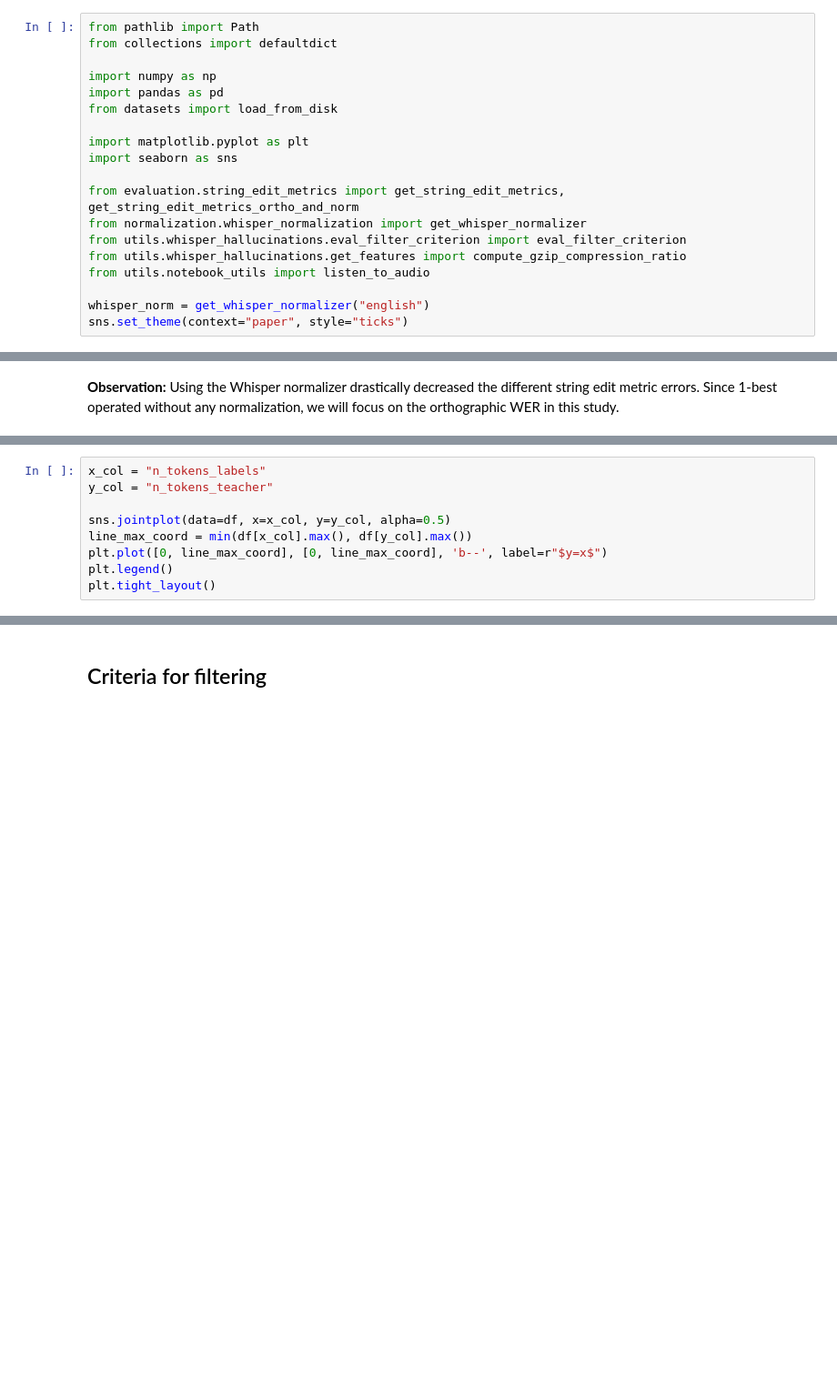
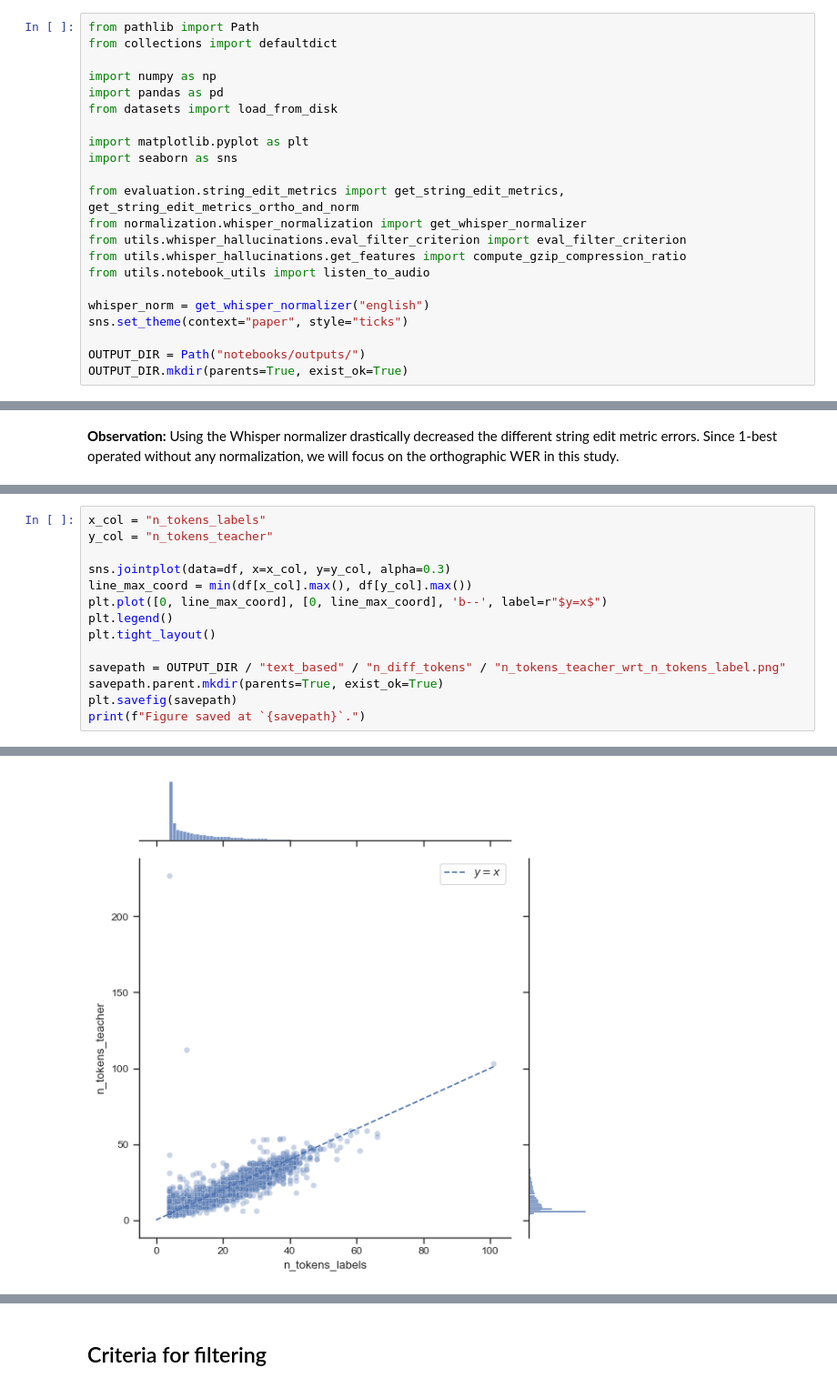
Before and after one commit to tonywu71/distilling-and-forgetting-in-large-pre-trained-models, a Jupyter notebook: notebooks/analyze_whisper_hallucinations.ipynb, the cells around one changed output, grey strips where cells are left out. Shown at 91% size. Drawn from its saved outputs; the diff is of its cells as text; blank space fills up the shorter version.

```diff
--- a/notebooks/analyze_whisper_hallucinations.ipynb
+++ b/notebooks/analyze_whisper_hallucinations.ipynb
@@ -28,6 +28,9 @@ from utils.notebook_utils import listen_to_audio
 
 whisper_norm = get_whisper_normalizer("english")
 sns.set_theme(context="paper", style="ticks")
+
+OUTPUT_DIR = Path("notebooks/outputs/")
+OUTPUT_DIR.mkdir(parents=True, exist_ok=True)
 # %% [markdown]
 ## Load cached dataset
 # %%
@@ -82,8 +98,14 @@ sns.boxplot(data=df[["n_tokens_labels", "n_tokens_teacher"]], orient="h");
 x_col = "n_tokens_labels"
 y_col = "n_tokens_teacher"
 
-sns.jointplot(data=df, x=x_col, y=y_col, alpha=0.5)
+sns.jointplot(data=df, x=x_col, y=y_col, alpha=0.3)
 line_max_coord = min(df[x_col].max(), df[y_col].max())
 plt.plot([0, line_max_coord], [0, line_max_coord], 'b--', label=r"$y=x$")
 plt.legend()
 plt.tight_layout()
+
+savepath = OUTPUT_DIR / "text_based" / "n_diff_tokens" / "n_tokens_teacher_wrt_n_tokens_label.png"
+savepath.parent.mkdir(parents=True, exist_ok=True)
+plt.savefig(savepath)
+print(f"Figure saved at `{savepath}`.")
+# %% [output]
@@ -90,2 +113,3 @@ plt.tight_layout()
+[figure, added]
 # %%
 plt.figure(figsize=(12, 1.5))
```
Also changed, not shown: parts of 32 cells of this notebook, 1 other file.
